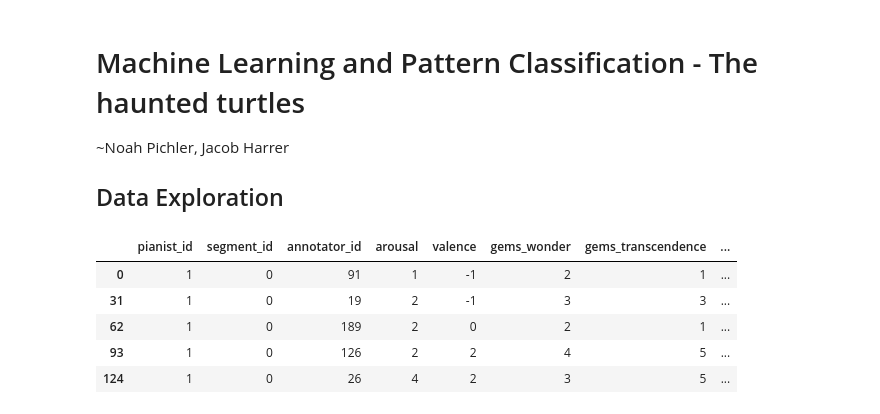
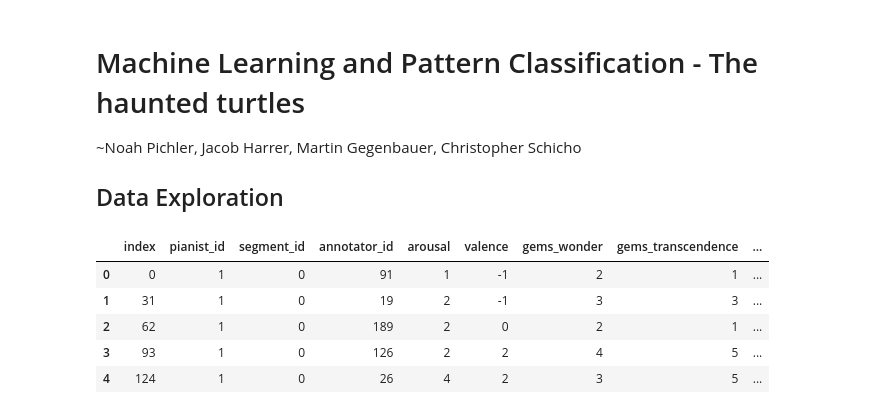
Before and after one commit to NoahPichl/MLPC_The_haunted_turtles, a Jupyter notebook: data_exploration.ipynb, the cells around one changed output. Saved outputs shown, nothing was run; the diff lists cells and outputs as text; code cells hidden in the pictures.

```diff
--- a/data_exploration.ipynb
+++ b/data_exploration.ipynb
@@ -1,6 +1,6 @@
 # %% [markdown]
 # Machine Learning and Pattern Classification - The haunted turtles
-~Noah Pichler, Jacob Harrer
+~Noah Pichler, Jacob Harrer, Martin Gegenbauer, Christopher Schicho
 ## Data Exploration
 # %%
 import numpy as np
@@ -9,13 +11,13 @@ import altair as alt
 # %%
-anot = pd.read_pickle("./data/task_2_annotations.pkl")
+anot = pd.read_pickle("./data/task_2_annotations.pkl").reset_index()
 anot.head()
 # %% [output]
-|  | pianist_id | segment_id | annotator_id | arousal | valence | gems_wonder | gems_transcendence | ... |
-| 0 | 1 | 0 | 91 | 1 | -1 | 2 | 1 | ... |
-| 31 | 1 | 0 | 19 | 2 | -1 | 3 | 3 | ... |
-| 62 | 1 | 0 | 189 | 2 | 0 | 2 | 1 | ... |
-| 93 | 1 | 0 | 126 | 2 | 2 | 4 | 5 | ... |
-| 124 | 1 | 0 | 26 | 4 | 2 | 3 | 5 | ... |
+|  | index | pianist_id | segment_id | annotator_id | arousal | valence | gems_wonder | gems_transcendence | ... |
+| 0 | 0 | 1 | 0 | 91 | 1 | -1 | 2 | 1 | ... |
+| 1 | 31 | 1 | 0 | 19 | 2 | -1 | 3 | 3 | ... |
+| 2 | 62 | 1 | 0 | 189 | 2 | 0 | 2 | 1 | ... |
+| 3 | 93 | 1 | 0 | 126 | 2 | 2 | 4 | 5 | ... |
+| 4 | 124 | 1 | 0 | 26 | 4 | 2 | 3 | 5 | ... |
 # %%
 feat = pd.read_pickle("./data/task_2_features.pkl")
 feat.head()
```
Also changed, not shown: parts of 16 cells of this notebook.
